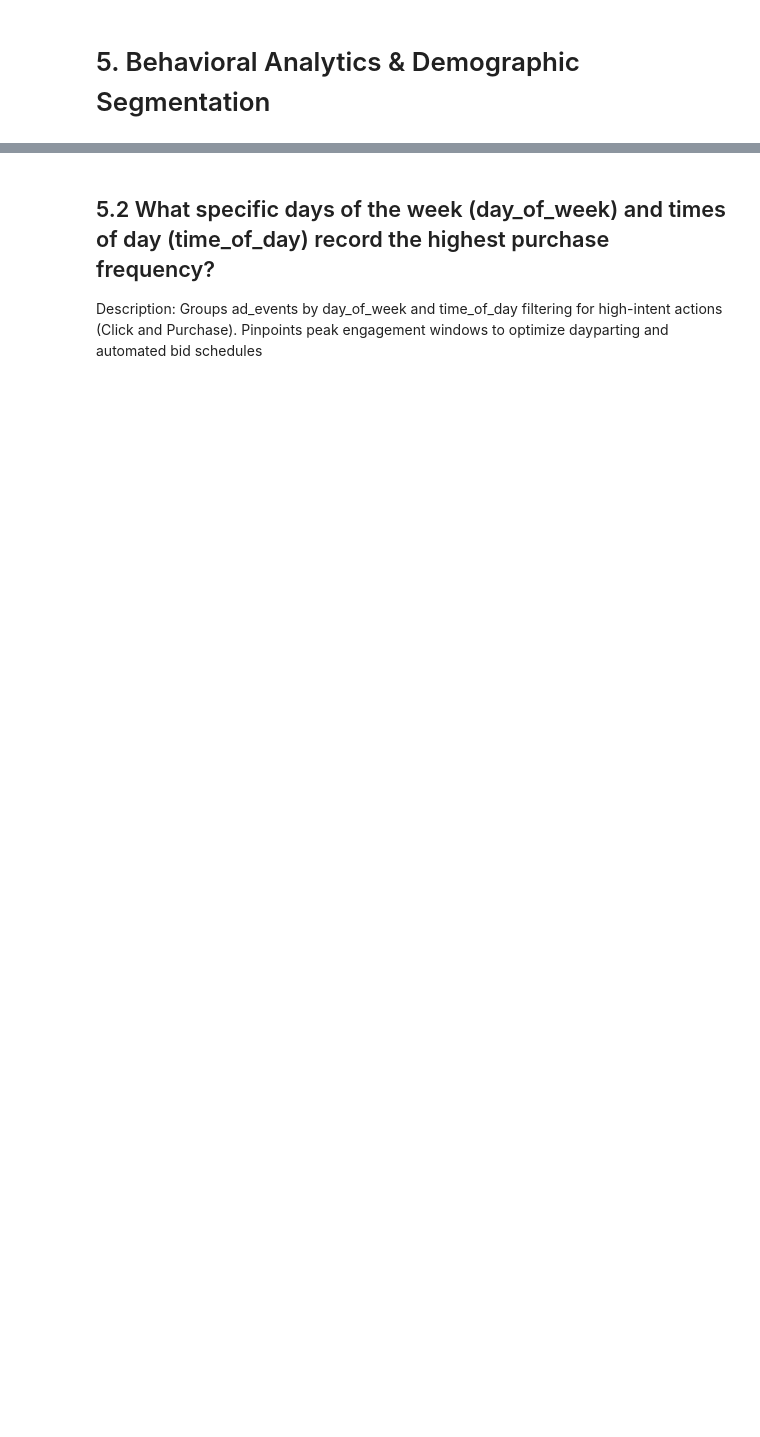
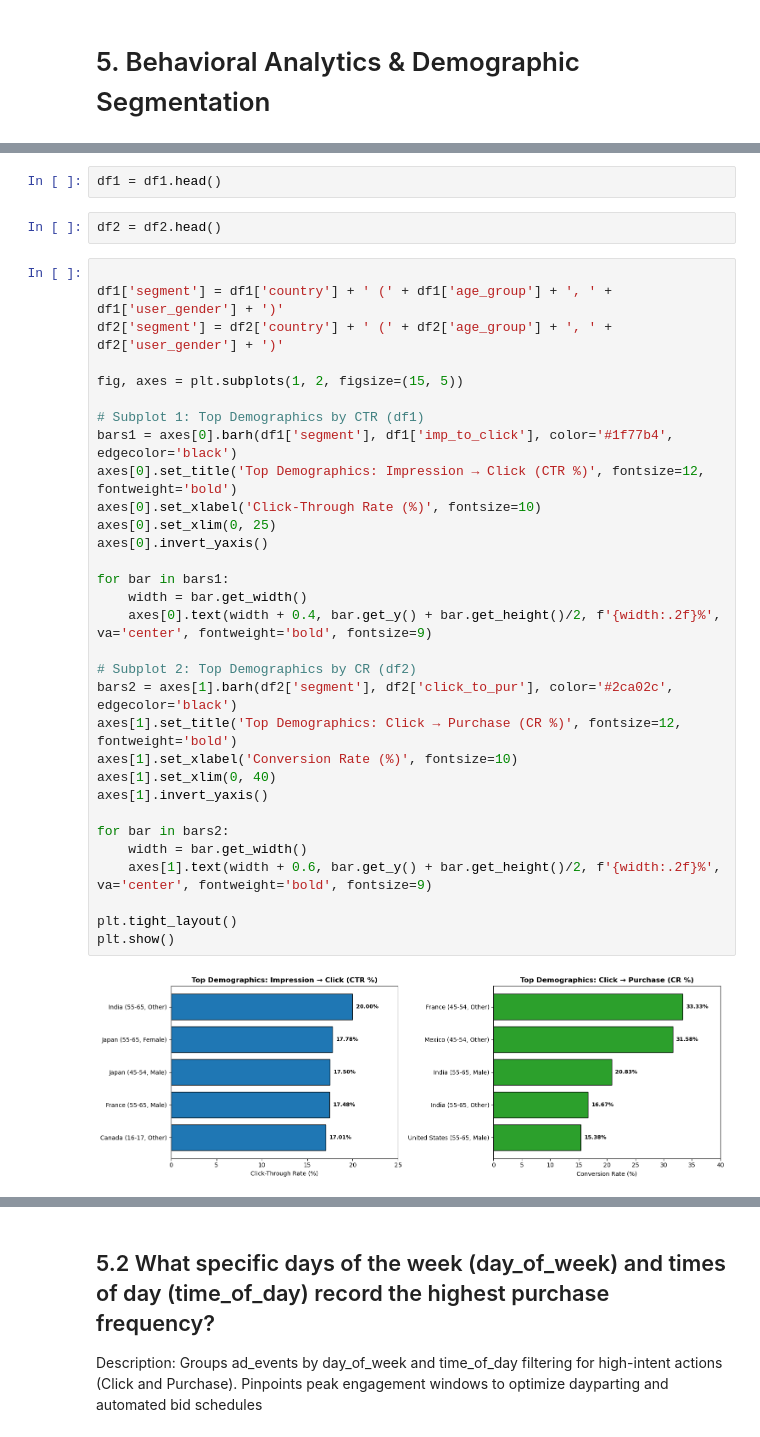
Before and after one commit to Kartika-Nidhi/Social_Media_Ads_Performance_Analysis_SQL, a Jupyter notebook: SocialMediaAdsPerformance.ipynb, the cells around one changed output, grey strips where cells are left out. Drawn from its saved outputs; the diff is of its cells as text; blank space fills up the shorter version.

Commit message:
Demographic Segmentation 1/3 completed

```diff
--- a/SocialMediaAdsPerformance.ipynb
+++ b/SocialMediaAdsPerformance.ipynb
@@ -761,0 +801,37 @@ Description: Joins users and ad_events on user_id. Aggregates total event types
+# %%
+df1 = df1.head()
+# %%
+df2 = df2.head()
+# %%
+
+df1['segment'] = df1['country'] + ' (' + df1['age_group'] + ', ' + df1['user_gender'] + ')'
+df2['segment'] = df2['country'] + ' (' + df2['age_group'] + ', ' + df2['user_gender'] + ')'
+
+fig, axes = plt.subplots(1, 2, figsize=(15, 5))
+
+# Subplot 1: Top Demographics by CTR (df1)
+bars1 = axes[0].barh(df1['segment'], df1['imp_to_click'], color='#1f77b4', edgecolor='black')
+axes[0].set_title('Top Demographics: Impression → Click (CTR %)', fontsize=12, fontweight='bold')
+axes[0].set_xlabel('Click-Through Rate (%)', fontsize=10)
+axes[0].set_xlim(0, 25)
+axes[0].invert_yaxis()
+
+for bar in bars1:
+    width = bar.get_width()
+    axes[0].text(width + 0.4, bar.get_y() + bar.get_height()/2, f'{width:.2f}%', va='center', fontweight='bold', fontsize=9)
+
+# Subplot 2: Top Demographics by CR (df2)
+bars2 = axes[1].barh(df2['segment'], df2['click_to_pur'], color='#2ca02c', edgecolor='black')
+axes[1].set_title('Top Demographics: Click → Purchase (CR %)', fontsize=12, fontweight='bold')
+axes[1].set_xlabel('Conversion Rate (%)', fontsize=10)
+axes[1].set_xlim(0, 40)
+axes[1].invert_yaxis()
+
+for bar in bars2:
+    width = bar.get_width()
+    axes[1].text(width + 0.6, bar.get_y() + bar.get_height()/2, f'{width:.2f}%', va='center', fontweight='bold', fontsize=9)
+
+plt.tight_layout()
+plt.show()
+# %% [output]
+[figure, added]
```
Also changed, not shown: parts of 3 cells of this notebook.
